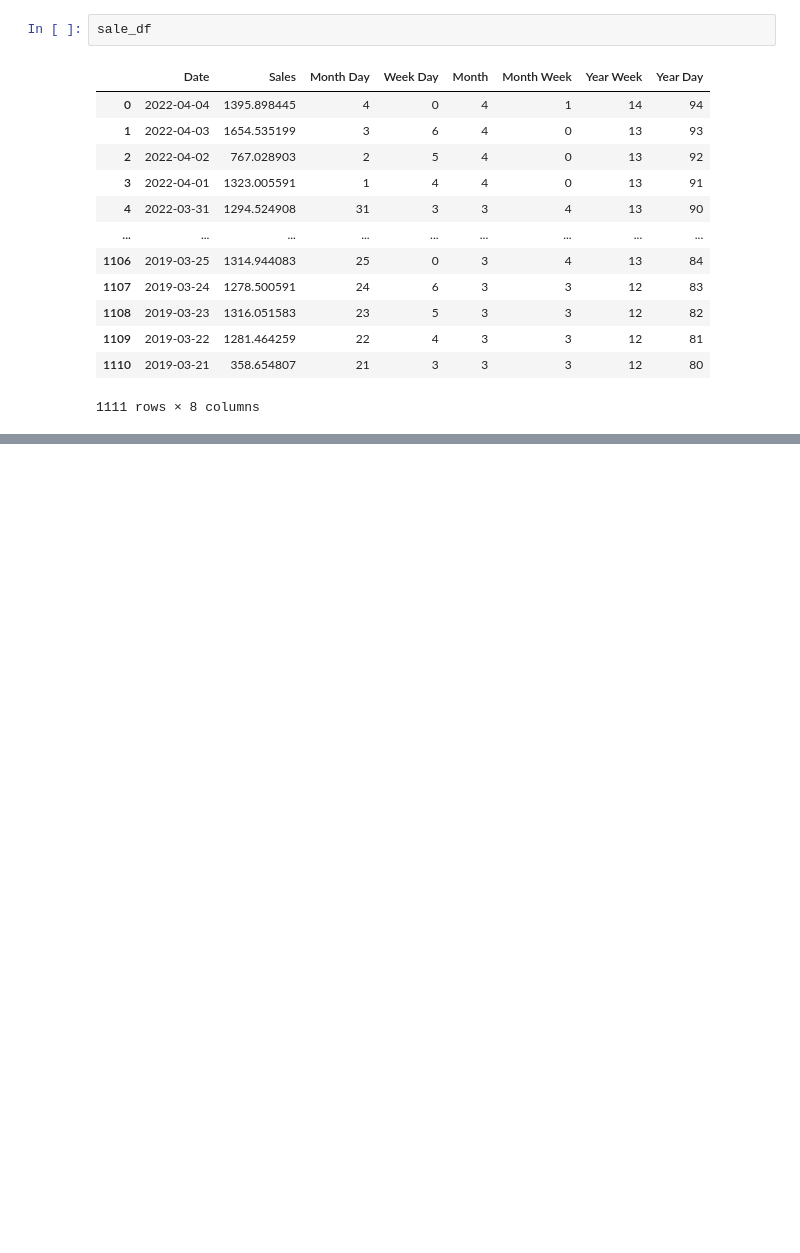
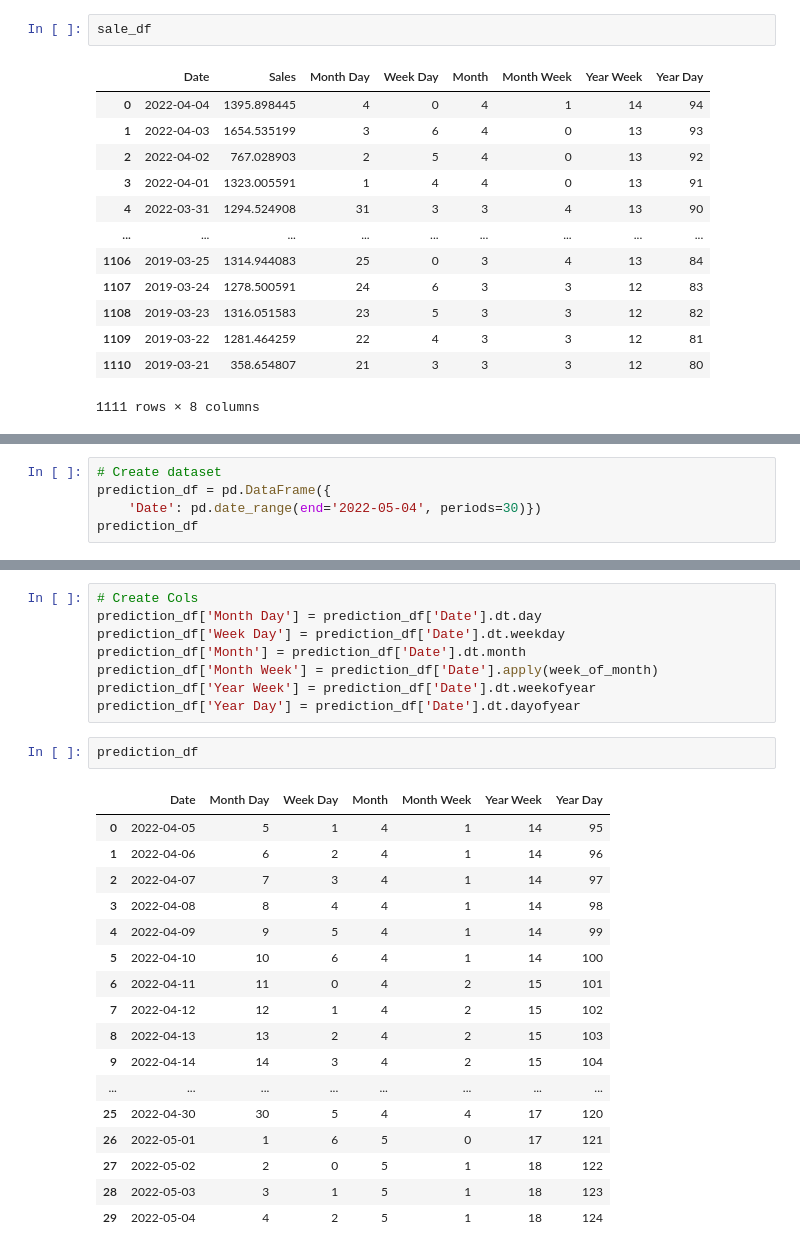
Before and after one commit to smvalizadeh/retail-sales-prediction, a Jupyter notebook: Pre.ipynb, the cells around one changed output, grey strips where cells are left out. Saved outputs shown, nothing was run; the diff lists cells and outputs as text; blank space fills up the shorter version.

```diff
--- a/Pre.ipynb
+++ b/Pre.ipynb
@@ -119,0 +215,5 @@ IndexError: tuple index out of range
+# %%
+# Create dataset
+prediction_df = pd.DataFrame({
+    'Date': pd.date_range(end='2022-05-04', periods=30)})
+prediction_df
@@ -119,0 +238,28 @@ IndexError: tuple index out of range
+# %%
+# Create Cols
+prediction_df['Month Day'] = prediction_df['Date'].dt.day
+prediction_df['Week Day'] = prediction_df['Date'].dt.weekday
+prediction_df['Month'] = prediction_df['Date'].dt.month
+prediction_df['Month Week'] = prediction_df['Date'].apply(week_of_month)
+prediction_df['Year Week'] = prediction_df['Date'].dt.weekofyear
+prediction_df['Year Day'] = prediction_df['Date'].dt.dayofyear
+# %%
+prediction_df
+# %% [output]
+|  | Date | Month Day | Week Day | Month | Month Week | Year Week | Year Day |
+| 0 | 2022-04-05 | 5 | 1 | 4 | 1 | 14 | 95 |
+| 1 | 2022-04-06 | 6 | 2 | 4 | 1 | 14 | 96 |
+| 2 | 2022-04-07 | 7 | 3 | 4 | 1 | 14 | 97 |
+| 3 | 2022-04-08 | 8 | 4 | 4 | 1 | 14 | 98 |
+| 4 | 2022-04-09 | 9 | 5 | 4 | 1 | 14 | 99 |
+| 5 | 2022-04-10 | 10 | 6 | 4 | 1 | 14 | 100 |
+| 6 | 2022-04-11 | 11 | 0 | 4 | 2 | 15 | 101 |
+| 7 | 2022-04-12 | 12 | 1 | 4 | 2 | 15 | 102 |
+| 8 | 2022-04-13 | 13 | 2 | 4 | 2 | 15 | 103 |
+| 9 | 2022-04-14 | 14 | 3 | 4 | 2 | 15 | 104 |
+| ... | ... | ... | ... | ... | ... | ... | ... |
+| 25 | 2022-04-30 | 30 | 5 | 4 | 4 | 17 | 120 |
+| 26 | 2022-05-01 | 1 | 6 | 5 | 0 | 17 | 121 |
+| 27 | 2022-05-02 | 2 | 0 | 5 | 1 | 18 | 122 |
+| 28 | 2022-05-03 | 3 | 1 | 5 | 1 | 18 | 123 |
+| 29 | 2022-05-04 | 4 | 2 | 5 | 1 | 18 | 124 |
```
Also changed, not shown: parts of 16 cells of this notebook.
